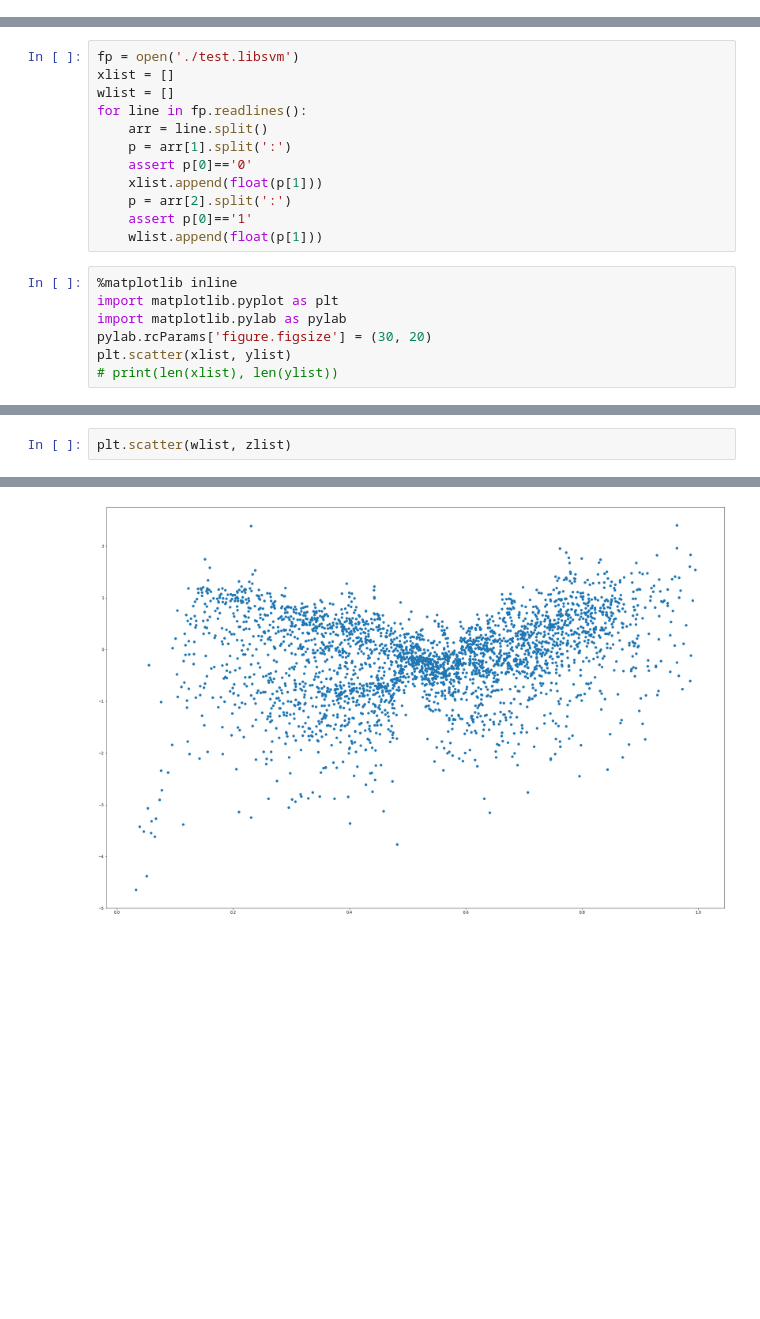
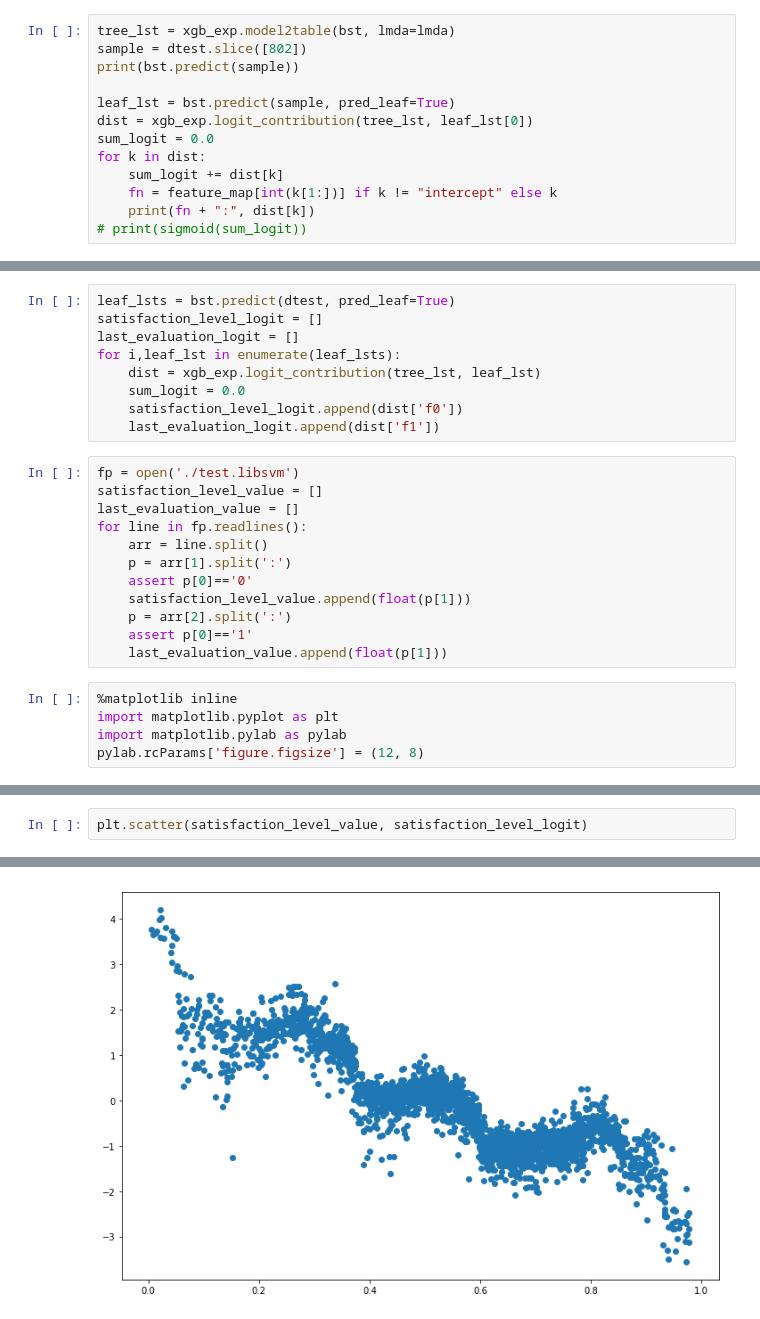
Before and after one commit to gameofdimension/xgboost_explainer, a Jupyter notebook: xgboost_explainer_demo.ipynb, the cells around one changed output, grey strips where cells are left out. Saved outputs shown, nothing was run; the diff lists cells and outputs as text; blank space fills up the shorter version.

```diff
--- a/xgboost_explainer_demo.ipynb
+++ b/xgboost_explainer_demo.ipynb
@@ -66,0 +45,13 @@ f1 0.1666
+# %%
+tree_lst = xgb_exp.model2table(bst, lmda=lmda)
+sample = dtest.slice([802])
+print(bst.predict(sample))
+
+leaf_lst = bst.predict(sample, pred_leaf=True)
+dist = xgb_exp.logit_contribution(tree_lst, leaf_lst[0])
+sum_logit = 0.0
+for k in dist:
+    sum_logit += dist[k]
+    fn = feature_map[int(k[1:])] if k != "intercept" else k
+    print(fn + ":", dist[k])
+# print(sigmoid(sum_logit))
@@ -67,19 +72,26 @@ f1 0.1666
+# %%
+leaf_lsts = bst.predict(dtest, pred_leaf=True)
+satisfaction_level_logit = []
+last_evaluation_logit = []
+for i,leaf_lst in enumerate(leaf_lsts):
+    dist = xgb_exp.logit_contribution(tree_lst, leaf_lst)
+    sum_logit = 0.0
+    satisfaction_level_logit.append(dist['f0'])
+    last_evaluation_logit.append(dist['f1'])
 # %%
 fp = open('./test.libsvm')
-xlist = []
-wlist = []
+satisfaction_level_value = []
+last_evaluation_value = []
 for line in fp.readlines():
     arr = line.split()
     p = arr[1].split(':')
     assert p[0]=='0'
-    xlist.append(float(p[1]))
+    satisfaction_level_value.append(float(p[1]))
     p = arr[2].split(':')
     assert p[0]=='1'
-    wlist.append(float(p[1]))
+    last_evaluation_value.append(float(p[1]))
 # %%
 %matplotlib inline
 import matplotlib.pyplot as plt
 import matplotlib.pylab as pylab
-pylab.rcParams['figure.figsize'] = (30, 20)
-plt.scatter(xlist, ylist)
-# print(len(xlist), len(ylist))
+pylab.rcParams['figure.figsize'] = (12, 8)
@@ -89,5 +98,5 @@ plt.scatter(xlist, ylist)
 # %%
-plt.scatter(wlist, zlist)
+plt.scatter(satisfaction_level_value, satisfaction_level_logit)
 # %% [output]
 <matplotlib.collections.PathCollection at 0x...>
-[figure, old version]
+[figure, new version]
```
Also changed, not shown: parts of 8 cells of this notebook, 1 other file.
